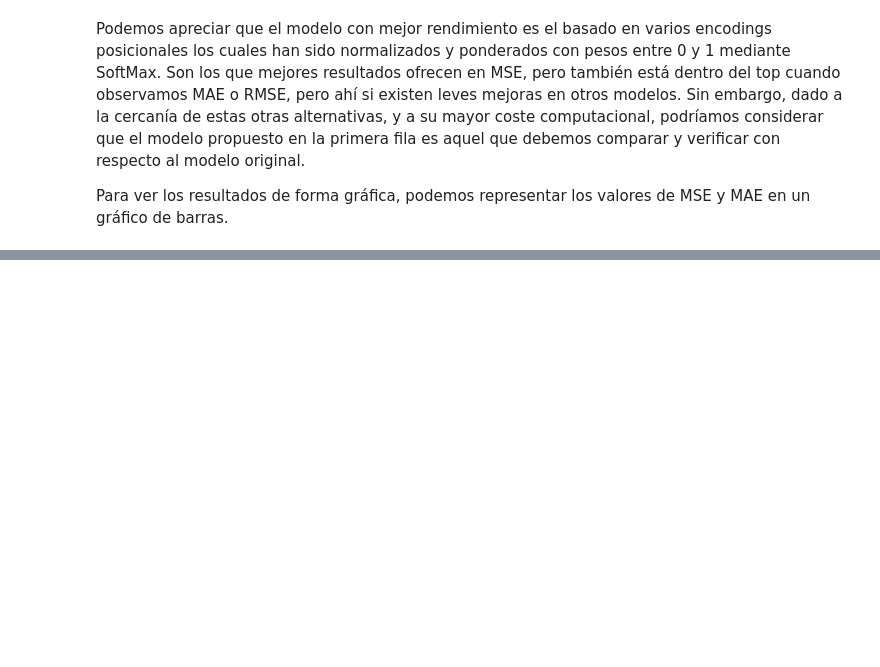
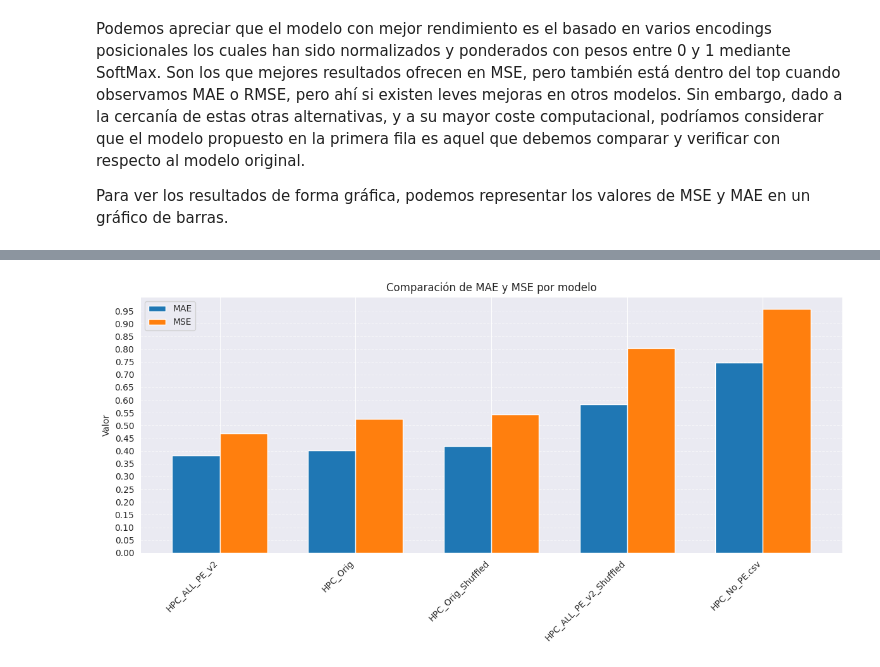
Before and after one commit to hexecoded/TFM, a Jupyter notebook: Experimentos/ResultadosNGPU.ipynb, the cells around one changed output, grey strips where cells are left out. Saved outputs shown, nothing was run; the diff lists cells and outputs as text; code cells hidden in the pictures; blank space fills up the shorter version.

```diff
--- a/Experimentos/ResultadosNGPU.ipynb
+++ b/Experimentos/ResultadosNGPU.ipynb
@@ -104,0 +147,34 @@ plt.show()
+# %%
+import matplotlib.pyplot as plt
+import numpy as np
+
+metricas = ['MAE', 'MSE']
+df_plot = mejor_pe_comp[['Modelo'] + metricas]
+
+# Configurar el gráfico
+x = df_plot['Modelo']
+x_pos = range(len(x))
+width = 0.35  # ancho de las barras
+
+# Crear las barras
+fig, ax = plt.subplots(figsize=(12, 6))
+
+# Barras para MAE
+ax.bar([p - width / 2 for p in x_pos], df_plot['MAE'], width=width, label='MAE')
+
+# Barras para MSE
+ax.bar([p + width / 2 for p in x_pos], df_plot['MSE'], width=width, label='MSE')
+
+# Etiquetas y leyenda
+ax.set_xticks(x_pos)
+ax.set_xticklabels(x, rotation=45, ha='right')
+ax.set_yticks(np.arange(0, 1, 0.05))
+ax.set_ylabel('Valor')
+ax.set_title('Comparación de MAE y MSE por modelo')
+ax.legend()
+ax.grid(True, axis='y', linestyle='--', alpha=0.5)
+
+plt.tight_layout()
+plt.show()
+# %% [output]
+[figure, added]
```
Also changed, not shown: parts of 5 cells of this notebook, 1 other file.
